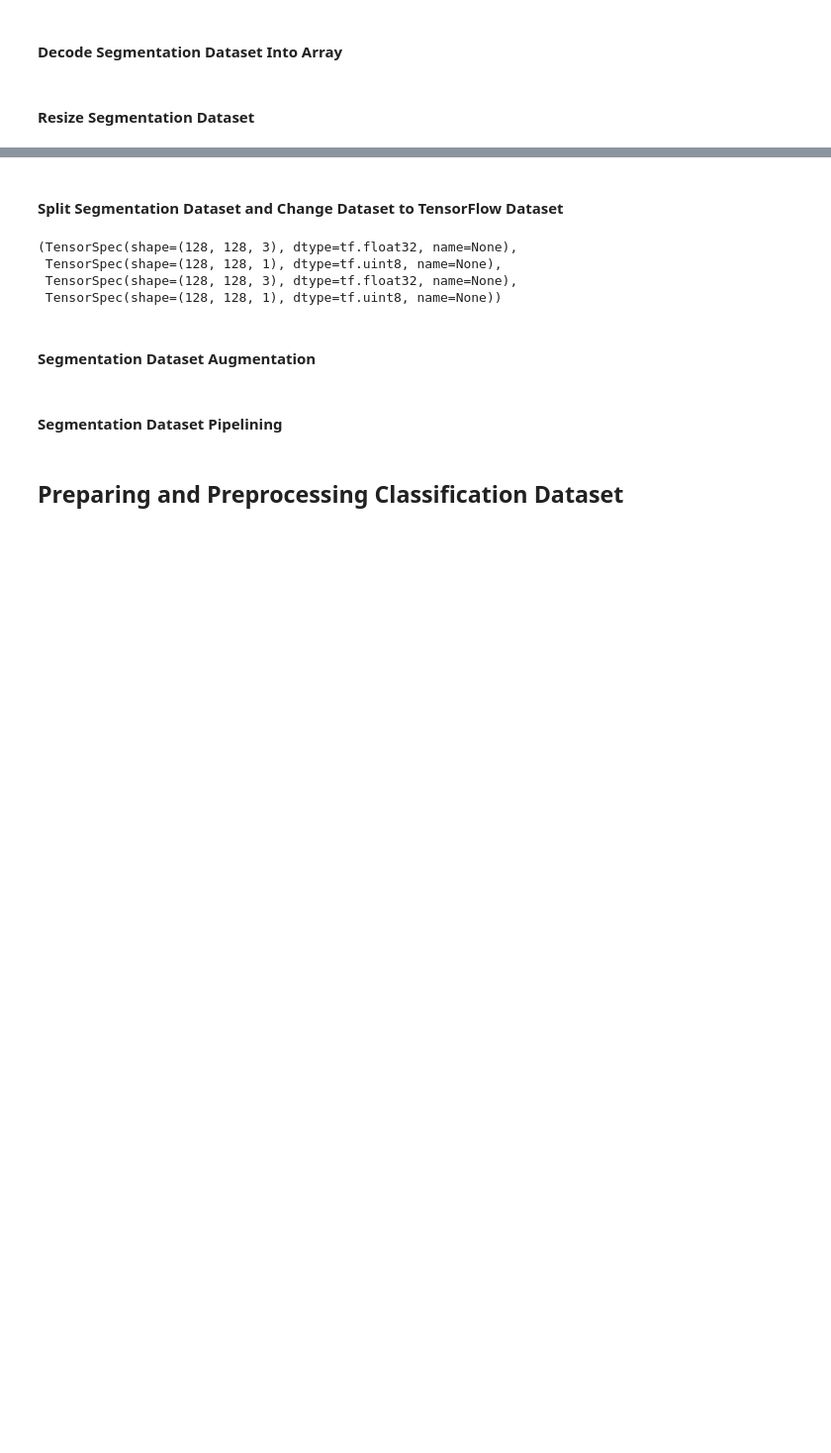
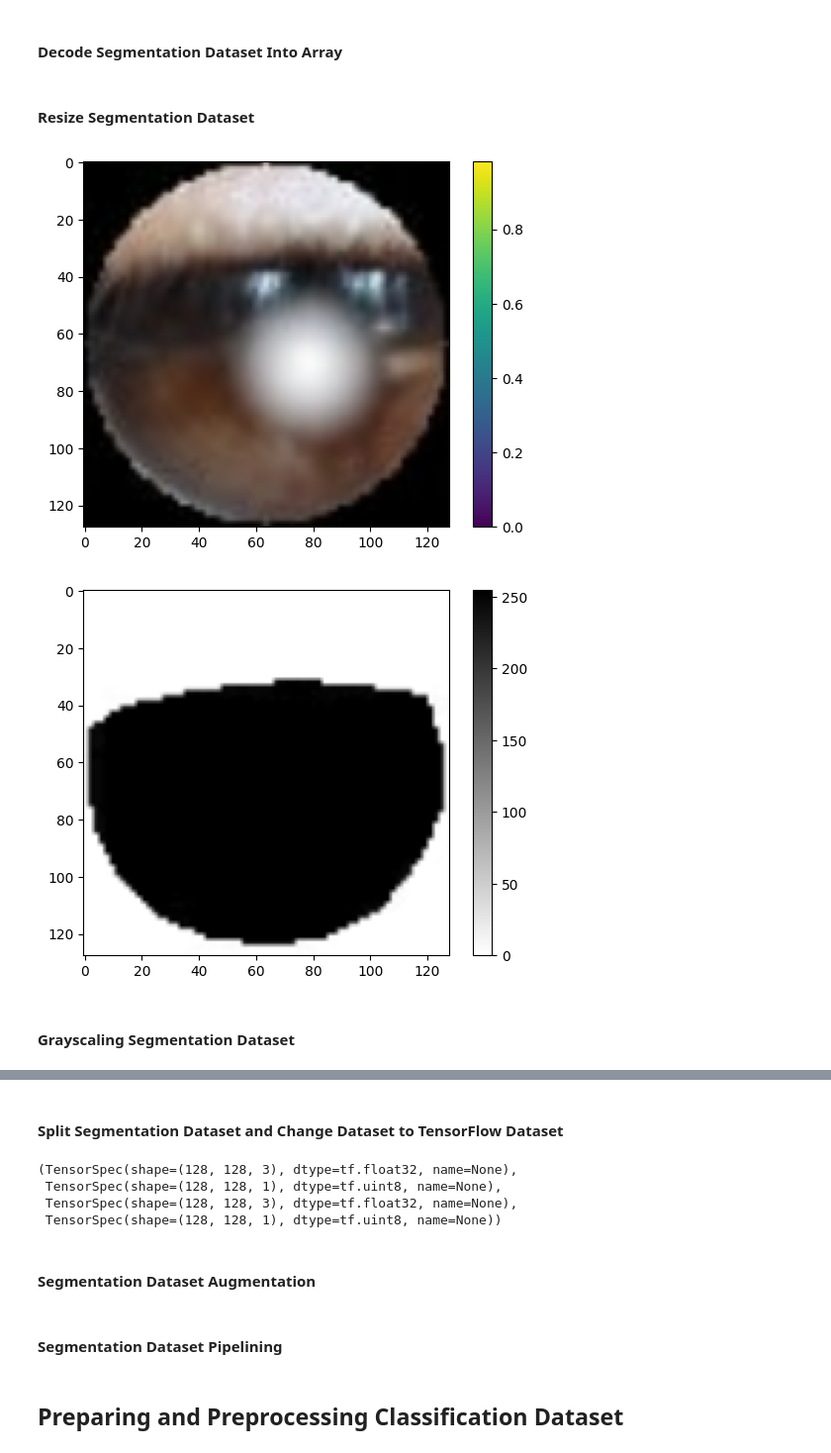
Before and after one commit to aimarabimanyu/Sistem-Diagnosa-Katarak-CNN-UNET, a Jupyter notebook: merged_model.ipynb, the cells around one changed output, grey strips where cells are left out. Shown at 99% size. Saved outputs shown, nothing was run; the diff lists cells and outputs as text; code cells hidden in the pictures; blank space fills up the shorter version.

Commit message:
add grayscaling in merged_model.ipynb

```diff
--- a/merged_model.ipynb
+++ b/merged_model.ipynb
@@ -30,5 +28,5 @@ Num GPUs Available:  1
 # %%
-SEG_DATASET_DIR = "/content/drive/MyDrive/Skripsi/v_0.0.2/datasets/segmentation_datasets/iris_needle_seg_dataset_mixed/"
+SEG_DATASET_DIR = "datasets/segmentation_datasets/iris_needle_seg_dataset_mixed/"
 CLASS_DATASET_DIR = "/content/drive/MyDrive/Skripsi/v_0.0.2/datasets/classification_datasets/cataract_dataset_mixed_blended/"
 TEST_PREDICT_DIR = "/content/drive/MyDrive/Skripsi/v_0.0.2/datasets/test_predict/"
 
@@ -131,3 +129,20 @@ def resize_mask(mask):
 # Looping Resize Function for OG and Mask Image Dataset
 X = [resize_image(image) for image in images]
 y = [resize_mask(mask) for mask in masks]
+# %%
+# Visualizing a Resized Image and Respective Mask
+
+# Plot an OG Image
+plt.imshow(X[36])
+plt.colorbar()
+plt.show()
+
+# Plot a Mask
+plt.imshow(y[36], cmap='binary')
+plt.colorbar()
+plt.show()
+# %% [output]
+[figure, added]
+[figure, added]
+# %% [markdown]
+#### Grayscaling Segmentation Dataset
```
Also changed, not shown: parts of 5 cells of this notebook.
